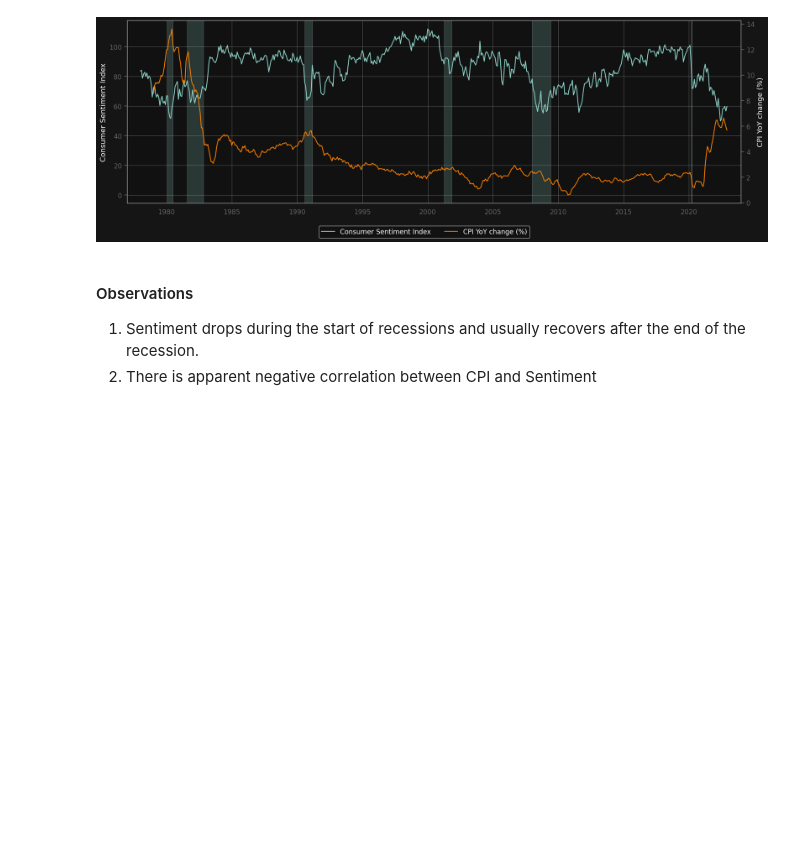
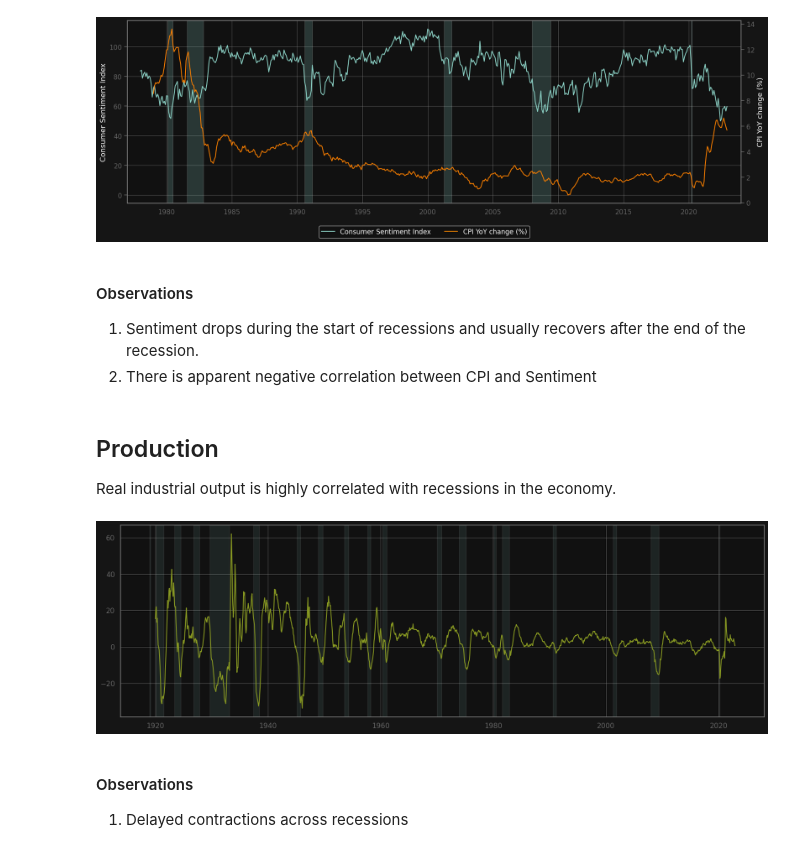
Before and after one commit to utkusarioglu/backtesting-workshop, a Jupyter notebook: src/quant/business_cycles/leading_and_correlated.ipynb, the cells around one changed output. Cells and saved outputs as stored; diff of their text form; code cells hidden in the pictures; blank space fills up the shorter version.

Commit message:
Feat: Production

```diff
--- a/src/quant/business_cycles/leading_and_correlated.ipynb
+++ b/src/quant/business_cycles/leading_and_correlated.ipynb
@@ -56,3 +56,32 @@ fig.show()
 
 1. Sentiment drops during the start of recessions and usually recovers after the end of the recession.
 1. There is apparent negative correlation between CPI and Sentiment
+# %% [markdown]
+## Production
+
+Real industrial output is highly correlated with recessions in the economy.
+# %%
+start_date = datetime(1919, 1, 1)
+end_date = datetime(2022, 12, 31)
+nber = web.DataReader("USREC", "fred", start_date, end_date)
+industrial_output = (
+    web.DataReader("INDPRO", "fred", start_date, end_date).pct_change(12) * 100
+)
+# %%
+fig, ax = plt.subplots(figsize=(20, 6))
+ax.plot(industrial_output, color="#889922")
+ax.fill_between(
+    nber.index,
+    0,
+    1,
+    where=nber["USREC"] == 1,
+    transform=ax.get_xaxis_transform(),
+    alpha=0.1,
+)
+fig.show()
+# %% [output]
+[figure, added]
+# %% [markdown]
+#### Observations
+
+1. Delayed contractions across recessions
```
Also changed, not shown: parts of 3 cells of this notebook.
